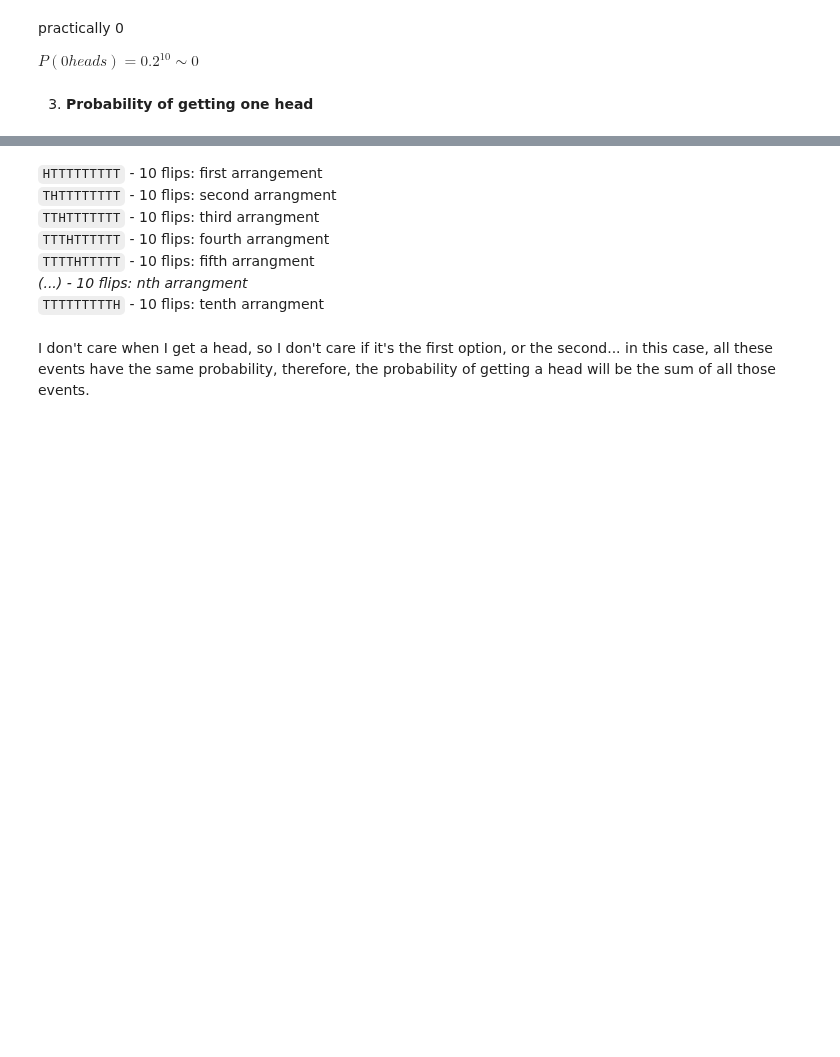
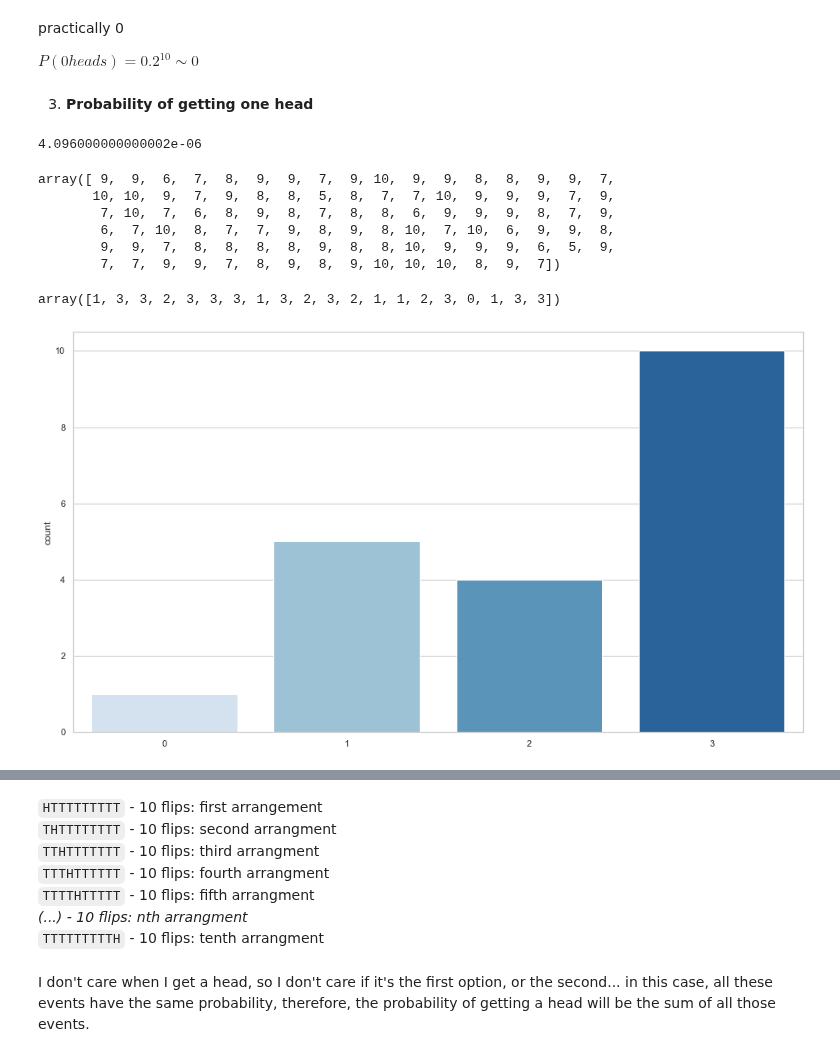
Before and after one commit to Ironhack-data-bcn-oct-2023/lectures, a Jupyter notebook: week-5/03 - Distributions I - Discrete.ipynb, the cells around one changed output, grey strips where cells are left out. Cells and saved outputs as stored; diff of their text form; code cells hidden in the pictures; blank space fills up the shorter version.

```diff
--- a/week-5/03 - Distributions I - Discrete.ipynb
+++ b/week-5/03 - Distributions I - Discrete.ipynb
@@ -174,0 +331,38 @@ $P(0 heads) = 0.2^{10} \sim 0$
+# %%
+times_you_throw * p * (p_not_happening ** 9)
+# %% [output]
+4.096000000000002e-06
+# %%
+from scipy.stats import binom
+
+N = 10
+p = 0.8
+
+my_binomial = binom(N, p)
+my_binomial_experiment = my_binomial.rvs(100) # Creating an experiment based on those conditions
+my_binomial_experiment
+# %% [output]
+array([ 9,  9,  6,  7,  8,  9,  9,  7,  9, 10,  9,  9,  8,  8,  9,  9,  7,
+       10, 10,  9,  7,  9,  8,  8,  5,  8,  7,  7, 10,  9,  9,  9,  7,  9,
+        7, 10,  7,  6,  8,  9,  8,  7,  8,  8,  6,  9,  9,  9,  8,  7,  9,
+        6,  7, 10,  8,  7,  7,  9,  8,  9,  8, 10,  7, 10,  6,  9,  9,  8,
+        9,  9,  7,  8,  8,  8,  8,  9,  8,  8, 10,  9,  9,  9,  6,  5,  9,
+        7,  7,  9,  9,  7,  8,  9,  8,  9, 10, 10, 10,  8,  9,  7])
+# %%
+from scipy.stats import binom
+
+N = 3
+p = 0.7
+
+my_binomial = binom(N, p) # Model / theoretical part -> what we can expect
+
+######################
+
+my_binomial_experiment = my_binomial.rvs(20) # The experiment itself: Creating an experiment based on those conditions
+my_binomial_experiment
+# %% [output]
+array([1, 3, 3, 2, 3, 3, 3, 1, 3, 2, 3, 2, 1, 1, 2, 3, 0, 1, 3, 3])
+# %%
+sns.countplot(x = my_binomial_experiment, palette="Blues");  # TEN times I got 3 heads / 3
+# %% [output]
+[figure, added]
```
Also changed, not shown: parts of 76 cells of this notebook, 1 other file.
